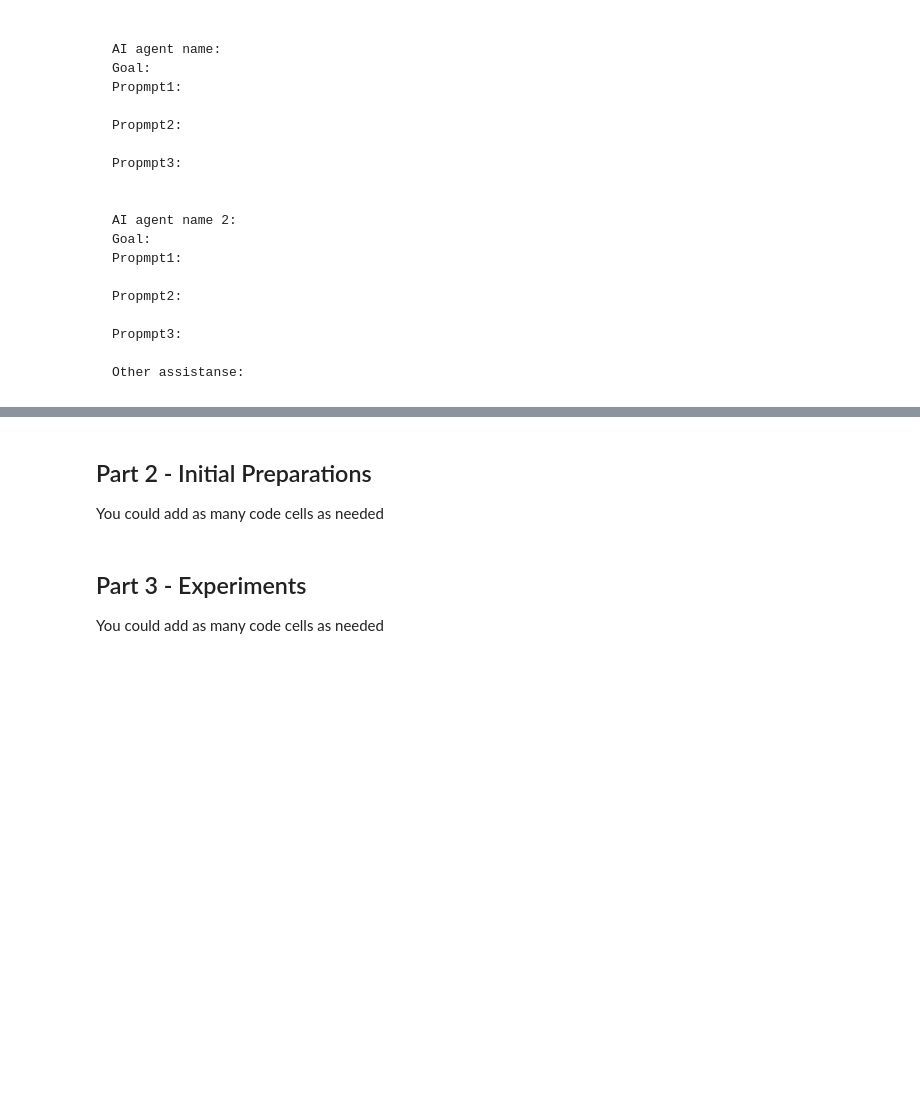
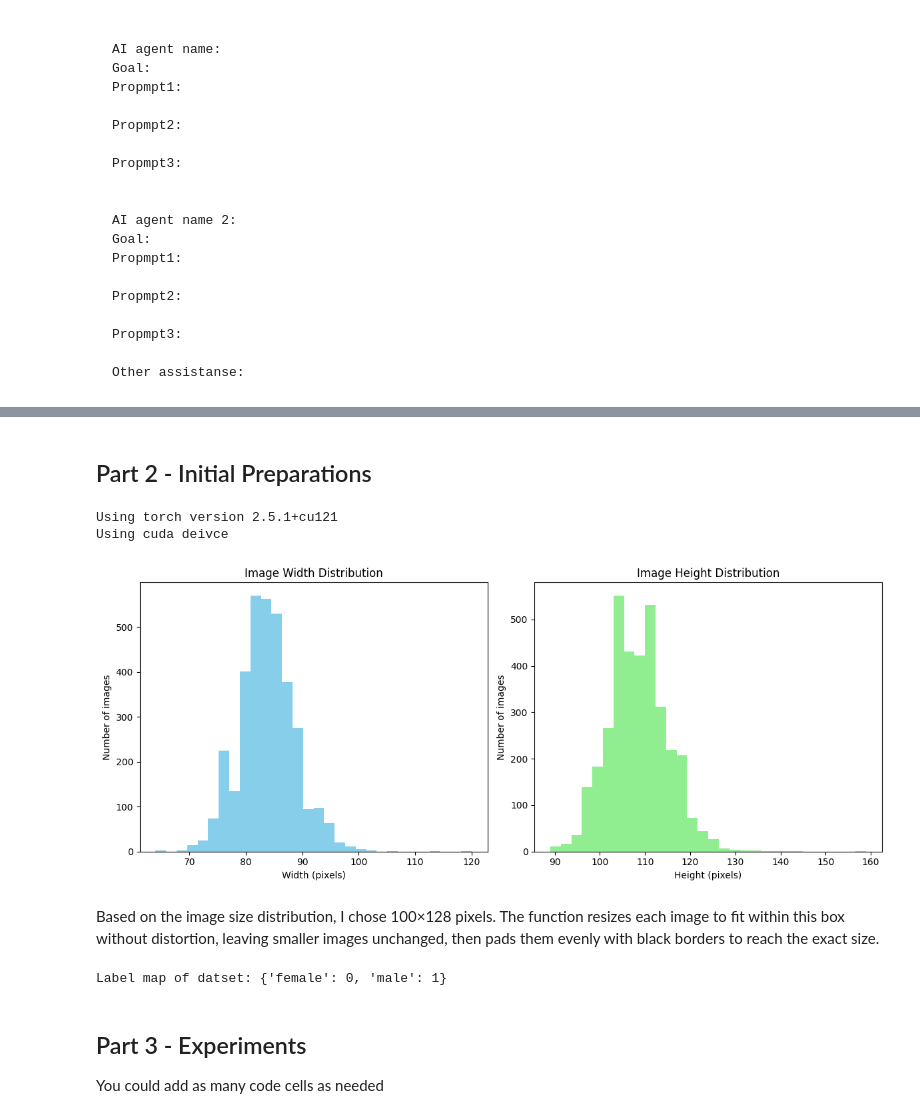
Before and after one commit to nadav0912/Image_Gender_Classification-, a Jupyter notebook: Assignment2_supervised_learning_flow (3).ipynb, the cells around one changed output, grey strips where cells are left out. Saved outputs shown, nothing was run; the diff lists cells and outputs as text; code cells hidden in the pictures; blank space fills up the shorter version.

```diff
--- a/Assignment2_supervised_learning_flow (3).ipynb
+++ b/Assignment2_supervised_learning_flow (3).ipynb
@@ -56,4 +57,3 @@ Other assistanse:
 </pre>
 # %% [markdown]
 ## Part 2 - Initial Preparations
-You could add as many code cells as needed
@@ -59,0 +70,10 @@ You could add as many code cells as needed
+# %%
+# Check if torch is installed
+print(f"Using torch version {torch.__version__}")
+
+# Set device agnostic code
+device = "cuda" if torch.cuda.is_available() else "cpu"
+print(f"Using {device} deivce")
+# %% [output]
+Using torch version 2.5.1+cu121
+Using cuda deivce
@@ -59,0 +92,43 @@ You could add as many code cells as needed
+# %%
+# Function to plot the distribution of image sizes in a directory
+
+def plot_image_size_distribution(root_dir):
+    widths = []
+    heights = []
+
+    for subdir, _, files in os.walk(root_dir):
+        for file in files:
+            if file.lower().endswith(('.jpg')):
+                path = os.path.join(subdir, file)
+                try:
+                    img = Image.open(path)
+                    w, h = img.size
+                    widths.append(w)
+                    heights.append(h)
+                except Exception as e:
+                    print(f"Error loading {path}: {e}")
+
+
+    plt.figure(figsize=(12, 5))
+
+    plt.subplot(1, 2, 1)
+    plt.hist(widths, bins=30, color='skyblue')
+    plt.title('Image Width Distribution')
+    plt.xlabel('Width (pixels)')
+    plt.ylabel('Number of images')
+
+    plt.subplot(1, 2, 2)
+    plt.hist(heights, bins=30, color='lightgreen')
+    plt.title('Image Height Distribution')
+    plt.xlabel('Height (pixels)')
+    plt.ylabel('Number of images')
+
+    plt.tight_layout()
+    plt.show()
+
+
+plot_image_size_distribution('data/train')
+# %% [output]
+[figure, added]
+# %% [markdown]
+Based on the image size distribution, I chose 100×128 pixels. The function resizes each image to fit within this box without distortion, leaving smaller images unchanged, then pads them evenly with black borders to reach the exact size.
@@ -59,0 +157,9 @@ You could add as many code cells as needed
+# %%
+# Load datasets
+train_dataset = datasets.ImageFolder(root='data/train', transform=transform)
+val_dataset   = datasets.ImageFolder(root='data/valid', transform=transform)
+test_dataset  = datasets.ImageFolder(root='data/test', transform=transform)
+
+print(f"Label map of datset: {train_dataset.class_to_idx}")
+# %% [output]
+Label map of datset: {'female': 0, 'male': 1}
```
Also changed, not shown: parts of 7 cells of this notebook, 1 other file.
